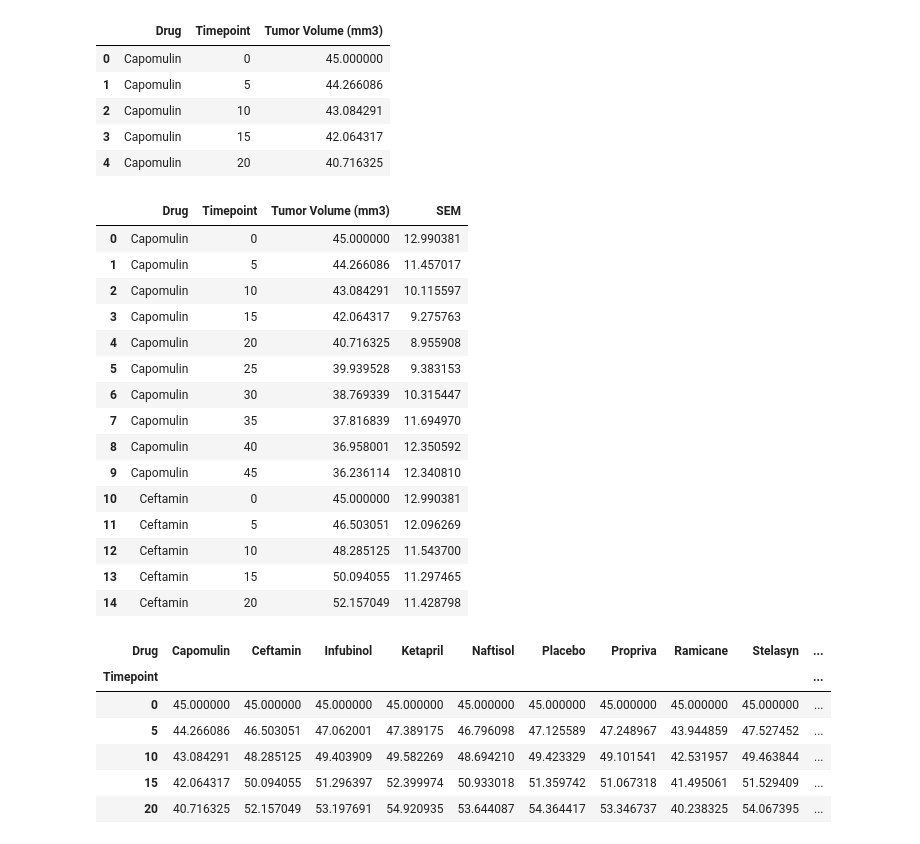
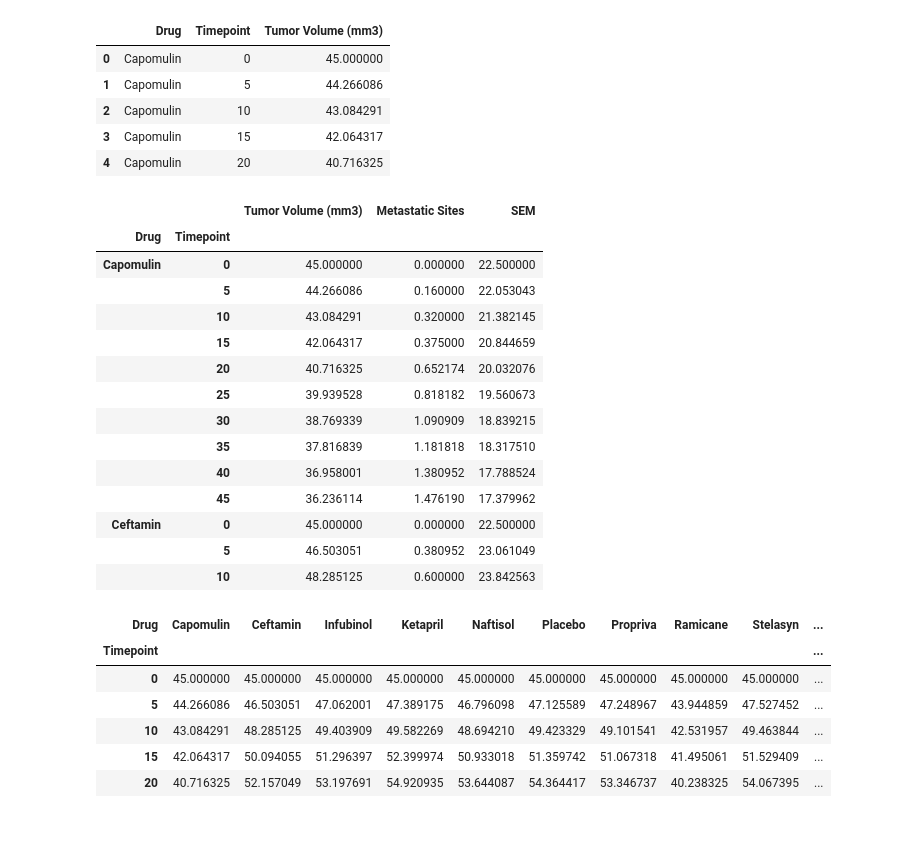
Before and after one commit to XaraRoy/Matplotlib-Homework, a Jupyter notebook: pymaceuticals_starter.ipynb, the cells around one changed output. Saved outputs shown, nothing was run; the diff lists cells and outputs as text; code cells hidden in the pictures.

```diff
--- a/pymaceuticals_starter.ipynb
+++ b/pymaceuticals_starter.ipynb
@@ -38,7 +40,7 @@ drugtrial_df.head()
 # %%
 # Store the Mean Tumor Volume Data Grouped by Drug and Timepoint
 Avg_Tumor_Volume = drugtrial_df.groupby(["Drug", "Timepoint"]).mean()
-Avg_Tumor_Volume = Grouped_Drug.drop("Metastatic Sites", axis=1)
+Avg_Tumor_Volume = Avg_Tumor_Volume.drop("Metastatic Sites", axis=1)
 # Convert to DataFrame
 Avg_Tumor_Volume = Avg_Tumor_Volume.reset_index()
 # Preview DataFrame
@@ -53,28 +55,27 @@ Avg_Tumor_Volume.head()
 # %%
 # Store the Standard Error of Tumor Volumes Grouped by Drug and Timepoint
 Standard_Error = Avg_Tumor_Volume.sem(axis = 1)
 
 # # Convert to DataFrame
 Avg_Tumor_Volume["SEM"] = Standard_Error
 # Grouped_Drugs = pd.DataFrame(STD_Tumors)
 # # Preview DataFrame
-Avg_Tumor_Volume.head(15)
+Avg_Tumor_Volume.head(13)
 # %% [output]
-|  | Drug | Timepoint | Tumor Volume (mm3) | SEM |
-| 0 | Capomulin | 0 | 45.000000 | 12.990381 |
-| 1 | Capomulin | 5 | 44.266086 | 11.457017 |
-| 2 | Capomulin | 10 | 43.084291 | 10.115597 |
-| 3 | Capomulin | 15 | 42.064317 | 9.275763 |
-| 4 | Capomulin | 20 | 40.716325 | 8.955908 |
-| 5 | Capomulin | 25 | 39.939528 | 9.383153 |
-| 6 | Capomulin | 30 | 38.769339 | 10.315447 |
-| 7 | Capomulin | 35 | 37.816839 | 11.694970 |
-| 8 | Capomulin | 40 | 36.958001 | 12.350592 |
-| 9 | Capomulin | 45 | 36.236114 | 12.340810 |
-| 10 | Ceftamin | 0 | 45.000000 | 12.990381 |
-| 11 | Ceftamin | 5 | 46.503051 | 12.096269 |
-| 12 | Ceftamin | 10 | 48.285125 | 11.543700 |
-| 13 | Ceftamin | 15 | 50.094055 | 11.297465 |
-| 14 | Ceftamin | 20 | 52.157049 | 11.428798 |
+|  |  | Tumor Volume (mm3) | Metastatic Sites | SEM |
+| Drug | Timepoint |  |  |  |
+| Capomulin | 0 | 45.000000 | 0.000000 | 22.500000 |
+|  | 5 | 44.266086 | 0.160000 | 22.053043 |
+|  | 10 | 43.084291 | 0.320000 | 21.382145 |
+|  | 15 | 42.064317 | 0.375000 | 20.844659 |
+|  | 20 | 40.716325 | 0.652174 | 20.032076 |
+|  | 25 | 39.939528 | 0.818182 | 19.560673 |
+|  | 30 | 38.769339 | 1.090909 | 18.839215 |
+|  | 35 | 37.816839 | 1.181818 | 18.317510 |
+|  | 40 | 36.958001 | 1.380952 | 17.788524 |
+|  | 45 | 36.236114 | 1.476190 | 17.379962 |
+| Ceftamin | 0 | 45.000000 | 0.000000 | 22.500000 |
+|  | 5 | 46.503051 | 0.380952 | 23.061049 |
+|  | 10 | 48.285125 | 0.600000 | 23.842563 |
 # %%
 # Minor Data Munging to Re-Format the Data Frames
```
Also changed, not shown: parts of 23 cells of this notebook.
